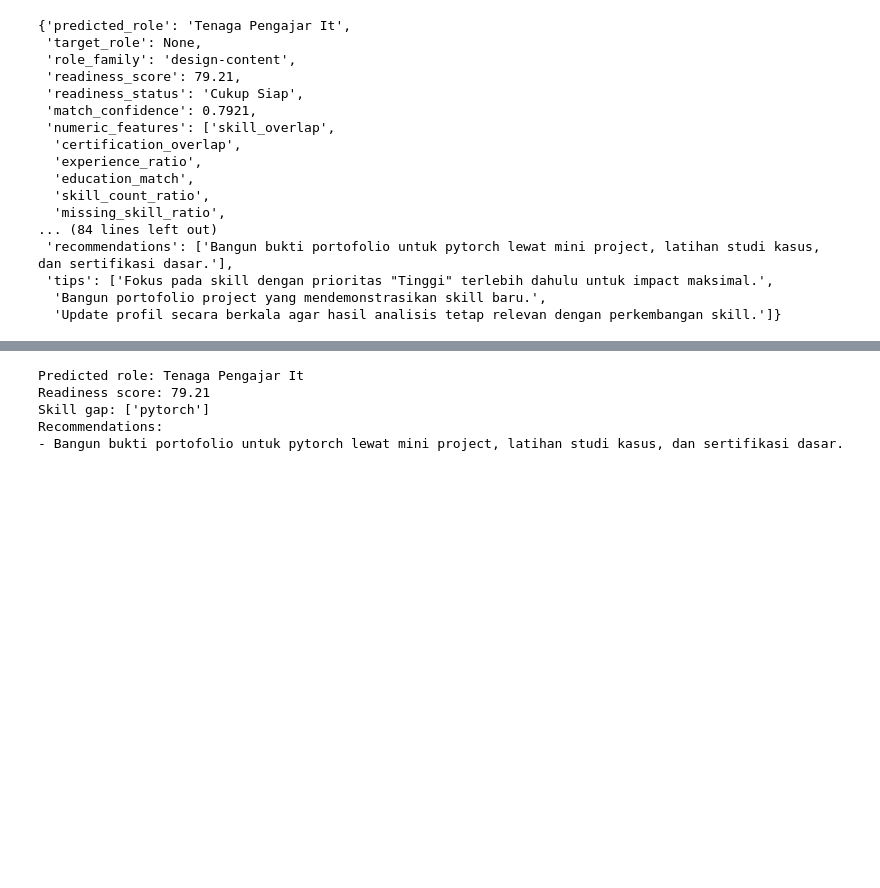
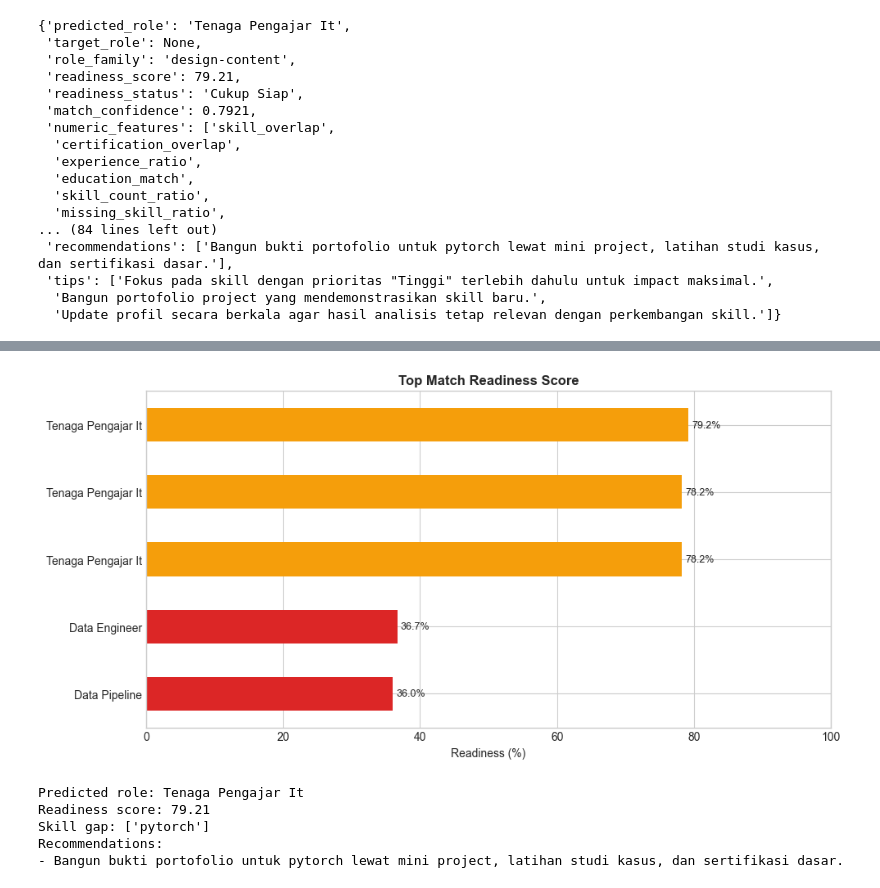
Before and after one commit to grantsam/CakapKarier-AI, a Jupyter notebook: AIEngine/notebooks/career_match_experiment.ipynb, the cells around one changed output, grey strips where cells are left out. Saved outputs shown, nothing was run; the diff lists cells and outputs as text; code cells hidden in the pictures; blank space fills up the shorter version.

```diff
--- a/AIEngine/notebooks/career_match_experiment.ipynb
+++ b/AIEngine/notebooks/career_match_experiment.ipynb
@@ -783,32 +1074,33 @@ prediction
 # %%
 top_matches_df = pd.DataFrame(prediction['top_matches'])
 display(top_matches_df)
 
 plot_df = top_matches_df.sort_values('readiness_percentage')
 colors = ['#16a34a' if value >= 85 else '#f59e0b' if value >= 70 else '#dc2626' for value in plot_df['readiness_percentage']]
 ax = plot_df.plot(kind='barh', x='job_title', y='readiness_percentage', legend=False, color=colors, figsize=(10, 5))
 ax.set_title('Top Match Readiness Score')
 ax.set_xlabel('Readiness (%)')
 ax.set_ylabel('')
 ax.set_xlim(0, 100)
 for container in ax.containers:
     ax.bar_label(container, fmt='%.1f%%', padding=3, fontsize=9)
 plt.tight_layout()
-plt.show()
+show_figure(ax.figure)
 
 print('Predicted role:', prediction['predicted_role'])
 print('Readiness score:', prediction['readiness_score'])
 print('Skill gap:', prediction['skill_gap'])
 print('Recommendations:')
 for item in prediction['recommendations']:
     print('-', item)
 # %% [output]
 |  | job_id | job_title | company | location | job_detail | role_family | work_mode | required_experience_years | ... |
 | 0 | glints-1776679414-790 | Tenaga Pengajar It | Digikidz | Kab. Tangerang, Banten | https://glints.com/id/en/opportun... | design-content | unknown | 1.0 | ... |
 | 1 | glints-1778509661-793 | Tenaga Pengajar It | Digikidz | Kab. Tangerang, Banten | https://glints.com/id/en/opportun... | design-content | unknown | 1.0 | ... |
 | 2 | glints-1778509687-802 | Tenaga Pengajar It | Digikidz | Medan, Sumatera Utara | https://glints.com/id/en/opportun... | design-content | unknown | 1.0 | ... |
 | 3 | linkedin-linkedin-2013 | Data Engineer | Vlink Inc | Jakarta, Indonesia |  | data-ai | unknown | 0.0 | ... |
 | 4 | glints-1776678050-440 | Data Pipeline | Xnine Indonesia | Jakarta Selatan, Dki Jakarta | https://glints.com/id/en/opportun... | data-ai | onsite | 1.0 | ... |
+[figure, added]
 Predicted role: Tenaga Pengajar It
 Readiness score: 79.21
 Skill gap: ['pytorch']
```
Also changed, not shown: parts of 22 cells of this notebook, 14 other files.
